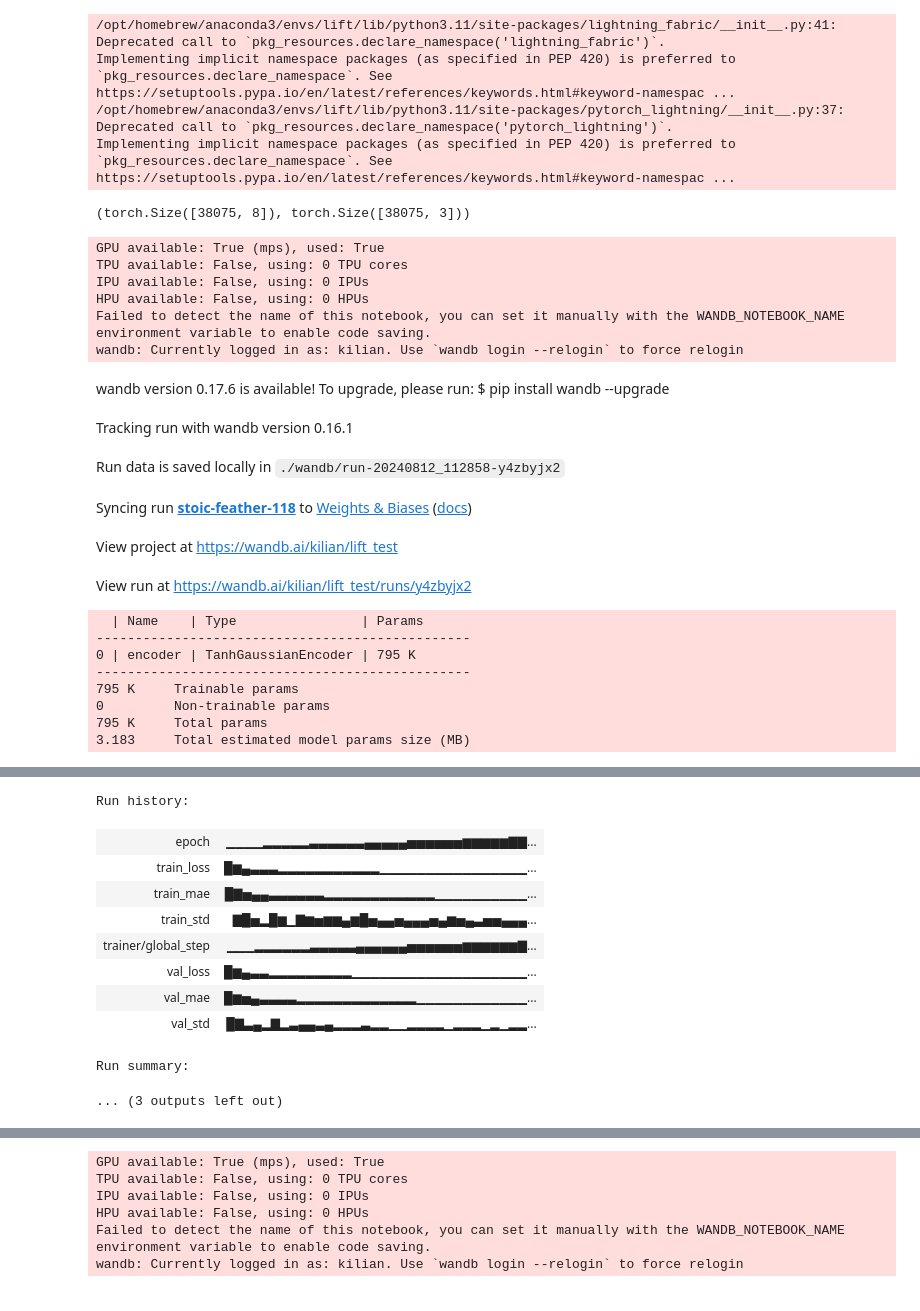
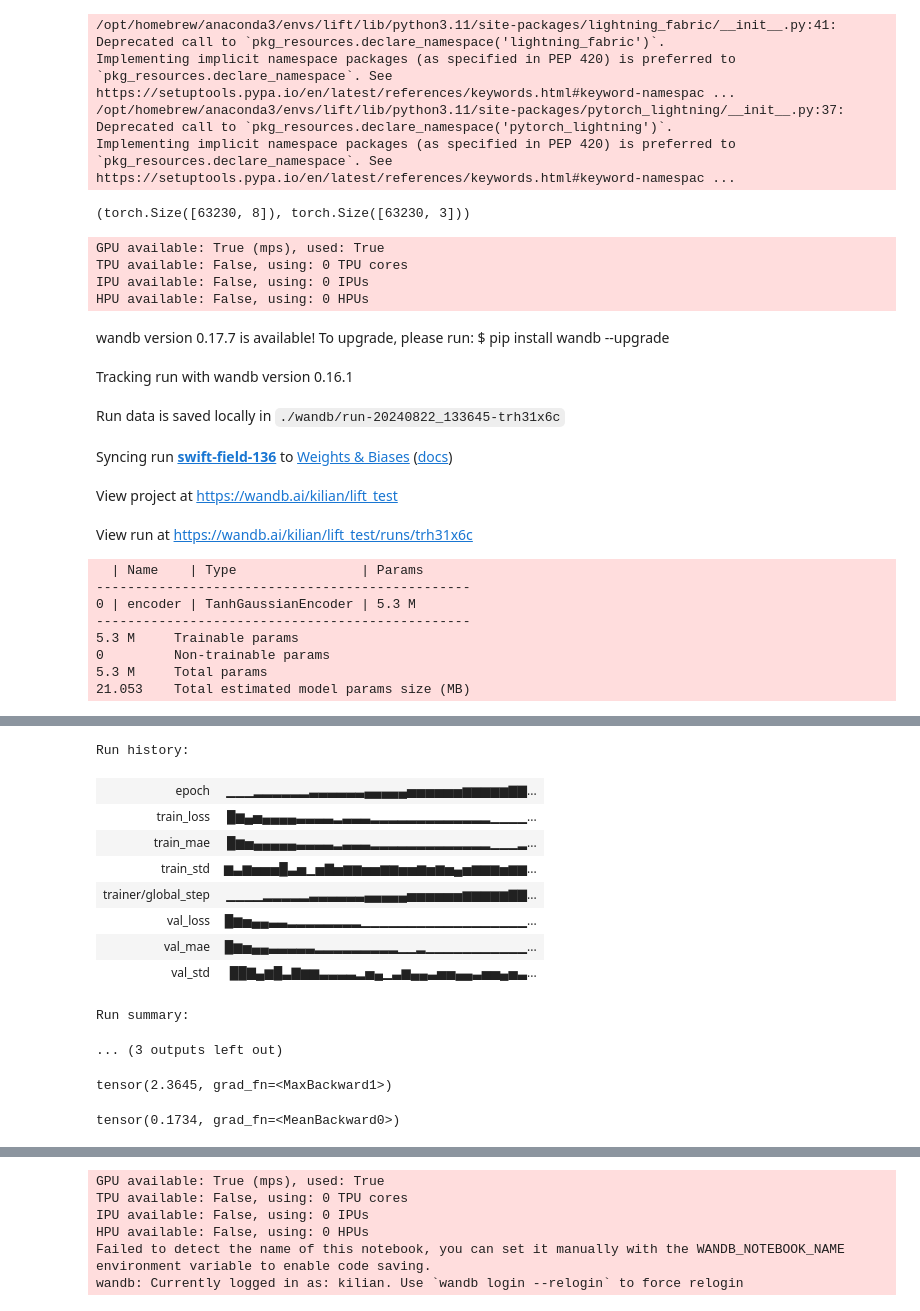
Before and after one commit to KilianFt/LIFT, a Jupyter notebook: notebooks/pretrain_data.ipynb, the cells around one changed output, grey strips where cells are left out. Cells and saved outputs as stored; diff of their text form; code cells hidden in the pictures.

Commit message:
rerun teacher meta notebook with new teachers

```diff
--- a/notebooks/pretrain_data.ipynb
+++ b/notebooks/pretrain_data.ipynb
@@ -110,12 +89,0 @@ epsilon = 1e-6
-# %%
-import random
-
-unique_actions = torch.unique(mad_actions, dim=0)
-
-# get mapping from unique indices to action indices
-u_act_to_actions = {}
-for i, u_act in enumerate(unique_actions):
-    u_act_idxs = torch.argwhere((mad_actions==u_act).all(dim=1))
-    u_act_to_actions[i] = u_act_idxs.squeeze()
-
-assert mad_actions.shape[0] == sum([x.shape[0] for x in u_act_to_actions.values()]), 'Number of action missmatch'
@@ -182,6 +109,7 @@ for p in people_list:
         skip_person=other_list,
         return_tensors=True,
         verbose=False,
+        cutoff_n_outer_samples=0,
     )
 
     mad_features = compute_features(mad_windows, feature_list=['MAV'])
@@ -190,11 +118,11 @@ for p in people_list:
     )
 
     config.pretrain.num_augmentation = 1_000
-    config.simulator.k = 5
+    config.simulator.k = 3
     config.simulator.sample = False
 
     # this prevents augmentation to pick samples from the same action
-    # mad_windows_aug, mad_labels_aug = get_samples_per_group(mad_windows, mad_labels, 1)
+    # mad_windows_aug, mad_labels_aug = get_samples_per_group(mad_windows, mad_labels, 2)
     # mad_actions_aug = mad_labels_to_actions(
     #     mad_labels_aug, recording_strength=config.simulator.recording_strength,
     # )
@@ -208,6 +136,7 @@ for p in people_list:
         'actions': mad_actions,
         'labels': mad_labels
     }
+    # break
 # check out mean MAV and std per action
 # %%
 import matplotlib.pyplot as plt
@@ -369,14 +286,16 @@ env = NpGymEnv(
 # %%
 all_feats.shape, all_actions.shape
 # %% [output]
-(torch.Size([38075, 8]), torch.Size([38075, 3]))
+(torch.Size([63230, 8]), torch.Size([63230, 3]))
 # %%
 import torch.nn as nn
 # %%
-config.encoder.hidden_size = 512
-config.encoder.n_layers = 4
-config.encoder.dropout = 0.
-config.pretrain.target_std = .5
+config.encoder.hidden_size = 1024
+config.encoder.n_layers = 6
+config.encoder.dropout = 0.1
+config.pretrain.weight_decay = 0.0
+config.pretrain.lr = 3e-4
+config.pretrain.target_std = 0.2
 
 model = BCTrainer(config, env, activation=nn.ReLU)
 logger = WandbLogger(project='lift_test')
@@ -393,7 +312,7 @@ train_dataloader, val_dataloader = get_dataloaders(
 )
 
 trainer = L.Trainer(
-    max_epochs=150,
+    max_epochs=100,
     log_every_n_steps=1,
     check_val_every_n_epoch=1,
     enable_checkpointing=False,
@@ -412,19 +331,17 @@ GPU available: True (mps), used: True
 TPU available: False, using: 0 TPU cores
 IPU available: False, using: 0 IPUs
 HPU available: False, using: 0 HPUs
-Failed to detect the name of this notebook, you can set it manually with the WANDB_NOTEBOOK_NAME environment variable to enable code saving.
-wandb: Currently logged in as: kilian. Use `wandb login --relogin` to force relogin
-wandb version 0.17.6 is available! To upgrade, please run: $ pip install wandb --upgrade
+wandb version 0.17.7 is available! To upgrade, please run: $ pip install wandb --upgrade
 Tracking run with wandb version 0.16.1
-Run data is saved locally in ./wandb/run-20240812_112858-y4zbyjx2
+Run data is saved locally in ./wandb/run-20240822_133645-trh31x6c
-Syncing run stoic-feather-118 to Weights & Biases (docs)
+Syncing run swift-field-136 to Weights & Biases (docs)
 View project at https://wandb.ai/kilian/lift_test
-View run at https://wandb.ai/kilian/lift_test/runs/y4zbyjx2
+View run at https://wandb.ai/kilian/lift_test/runs/trh31x6c
   | Name    | Type                | Params
 ------------------------------------------------
-0 | encoder | TanhGaussianEncoder | 795 K
+0 | encoder | TanhGaussianEncoder | 5.3 M
 ------------------------------------------------
-795 K     Trainable params
+5.3 M     Trainable params
 0         Non-trainable params
-795 K     Total params
-3.183     Total estimated model params size (MB)
+5.3 M     Total params
+21.053    Total estimated model params size (MB)
@@ -432,12 +349,12 @@ View run at https://wandb.ai/kilian/lift_test/runs/y4zbyjx2
 wandb: WARNING Source type is set to 'repo' but some required information is missing from the environment. A job will not be created from this run. See https://docs.wandb.ai/guides/launch/create-job
 Run history:
-| epoch | ▁▁▁▁▂▂▂▂▂▃▃▃▃▃▃▄▄▄▄▄▅▅▅▅▅▅▆▆▆▆▆▇▇... |
-| train_loss | █▆▄▃▃▃▂▂▂▂▂▂▂▂▂▂▂▁▁▁▁▁▁▁▁▁▁▁▁▁▁▁▁... |
-| train_mae | █▇▅▄▄▃▃▃▃▃▃▂▂▂▂▂▂▂▂▂▂▂▂▁▁▁▁▁▁▁▁▁▁... |
-| train_std | ▇█▅▂█▆▁▇▆▅▆▆▄▆█▅▄▄▅▄▄▄▅▄▆▅▄▃▅▅▄▄▄... |
-| trainer/global_step | ▁▁▁▂▂▂▂▂▂▃▃▃▃▃▄▄▄▄▄▄▅▅▅▅▅▅▆▆▆▆▆▆▇... |
-| val_loss | █▆▄▃▃▂▂▂▂▂▂▂▂▂▁▁▁▁▁▁▁▁▁▁▁▁▁▁▁▁▁▁▁... |
-| val_mae | █▆▅▄▃▃▃▃▂▂▂▂▂▂▂▂▂▂▂▂▂▁▁▁▁▁▁▁▁▁▁▁▁... |
-| val_std | █▇▃▄▂▇▂▃▄▄▃▄▂▂▂▃▂▂▁▁▂▂▂▂▁▂▂▂▁▂▁▂▂... |
+| epoch | ▁▁▁▂▂▂▂▂▂▃▃▃▃▃▃▄▄▄▄▄▅▅▅▅▅▅▆▆▆▆▆▇▇... |
+| train_loss | █▆▄▅▄▄▄▄▃▃▃▃▂▃▃▃▂▂▂▂▂▂▂▂▂▂▂▂▂▁▁▁▁... |
+| train_mae | █▆▅▄▄▄▄▄▃▃▃▃▂▃▃▃▂▂▂▂▂▂▂▂▂▂▂▂▂▁▁▁▂... |
+| train_std | ▆▃▆▅▅▅█▃▅▁▅▇▅▆▆▅▅▆▆▅▅▆▅▆▅▄▅▆▆▆▅▆▆... |
+| trainer/global_step | ▁▁▁▁▂▂▂▂▂▃▃▃▃▃▃▄▄▄▄▄▅▅▅▅▅▅▆▆▆▆▆▇▇... |
+| val_loss | █▆▅▄▄▃▃▂▂▂▂▂▂▂▂▁▁▁▁▁▁▁▁▁▁▁▁▁▁▁▁▁▁... |
+| val_mae | █▆▅▄▄▃▃▃▃▃▂▂▂▂▂▂▂▂▂▁▁▂▁▁▁▁▁▁▁▁▁▁▁... |
+| val_std | ██▇▄▆█▃▇▆▆▃▃▃▃▂▅▄▁▃▆▄▄▃▅▅▄▄▃▅▅▄▅▃... |
 Run summary:
 ... (3 outputs left out)
@@ -443,0 +366,8 @@ Run summary:
+# %%
+pred.abs().sum(-1).max()
+# %% [output]
+tensor(2.3645, grad_fn=<MaxBackward1>)
+# %%
+(pred - y).abs().mean()
+# %% [output]
+tensor(0.1734, grad_fn=<MeanBackward0>)
```
Also changed, not shown: parts of 17 cells of this notebook, 4 other files.
